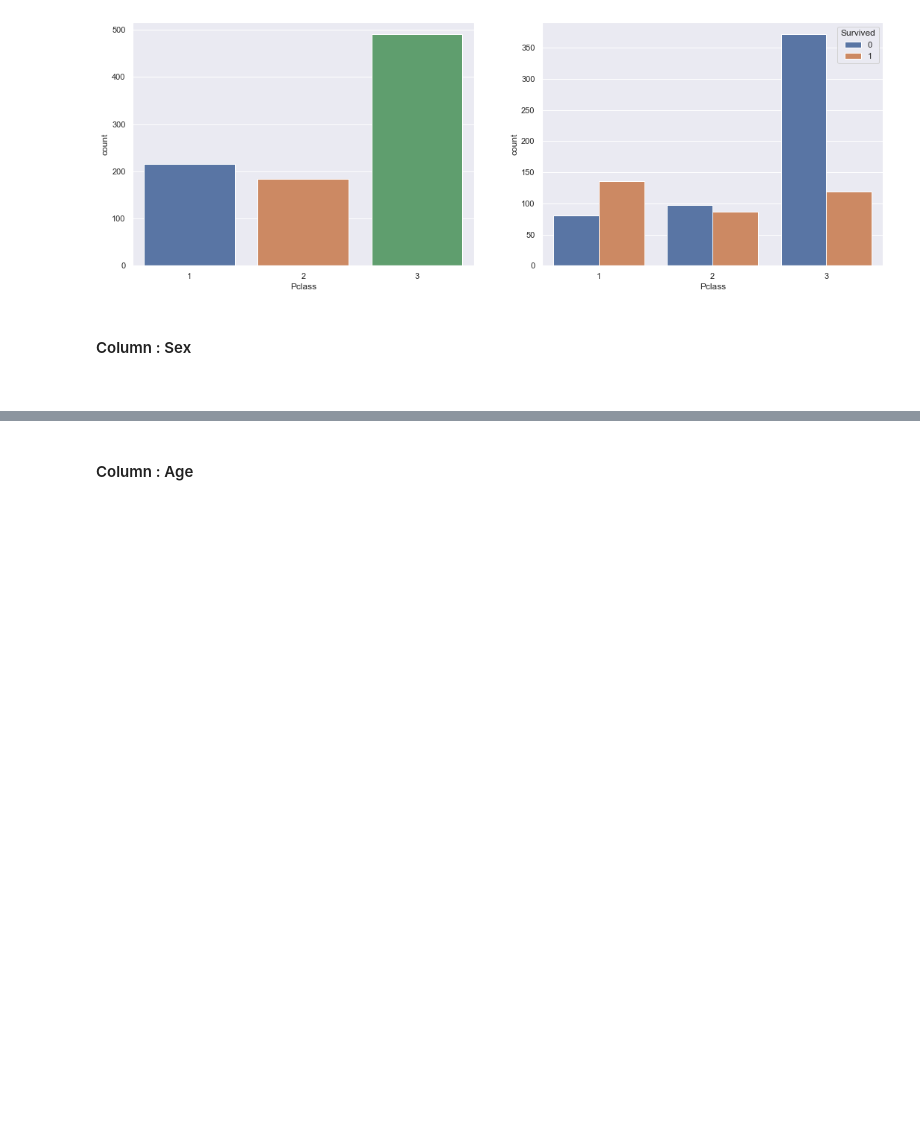
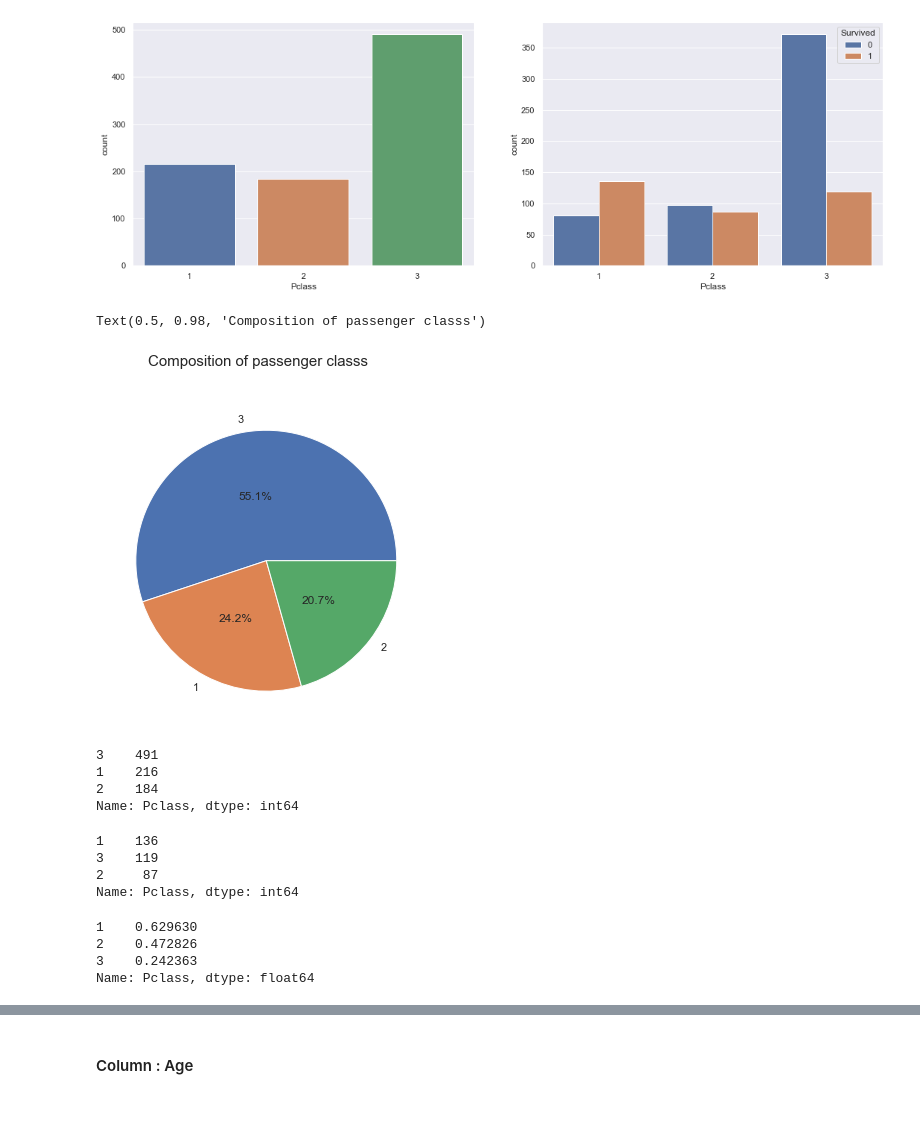
Before and after one commit to dibkb/Titanic-Prediction, a Jupyter notebook: Titanic.ipynb, the cells around one changed output, grey strips where cells are left out. Saved outputs shown, nothing was run; the diff lists cells and outputs as text; code cells hidden in the pictures; blank space fills up the shorter version.

```diff
--- a/Titanic.ipynb
+++ b/Titanic.ipynb
@@ -57,6 +76,35 @@ sns.countplot(x="Pclass",hue = 'Survived', data=train,ax = ax[1])
 # %% [output]
 <AxesSubplot:xlabel='Pclass', ylabel='count'>
 [figure]
-# %% [markdown]
-#### Column : Sex
-<br>
+# %%
+sns.set_theme(style="darkgrid")
+fig,ax = plt.subplots(figsize = (9,6))
+ax = plt.pie(x=train['Pclass'].value_counts(), autopct="%.1f%%", labels = train['Pclass'].unique(),pctdistance=0.5)
+fig.suptitle('Composition of passenger classs', fontsize=15)
+# %% [output]
+Text(0.5, 0.98, 'Composition of passenger classs')
+[figure, added]
+# %%
+#Total Passengers by 'Pclass'
+train['Pclass'].value_counts()
+# %% [output]
+3    491
+1    216
+2    184
+Name: Pclass, dtype: int64
+# %%
+#total survived passengers by 'Pclass'
+train[train['Survived'] == 1]['Pclass'].value_counts()
+# %% [output]
+1    136
+3    119
+2     87
+Name: Pclass, dtype: int64
+# %%
+# percentage of surviving 'Pclass'
+train[train['Survived'] == 1]['Pclass'].value_counts() / train['Pclass'].value_counts()
+# %% [output]
+1    0.629630
+2    0.472826
+3    0.242363
+Name: Pclass, dtype: float64
```
Also changed, not shown: parts of 42 cells of this notebook.
